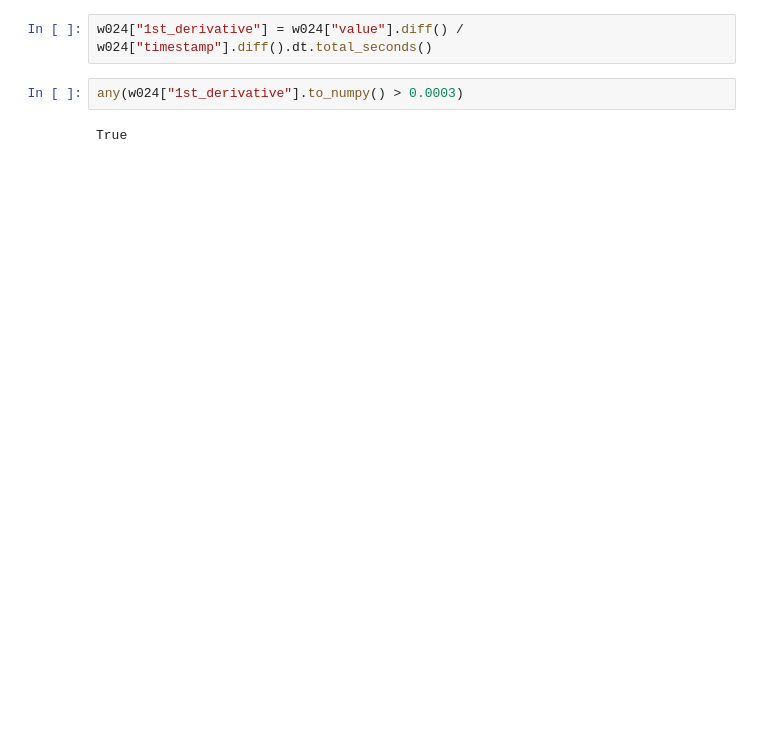
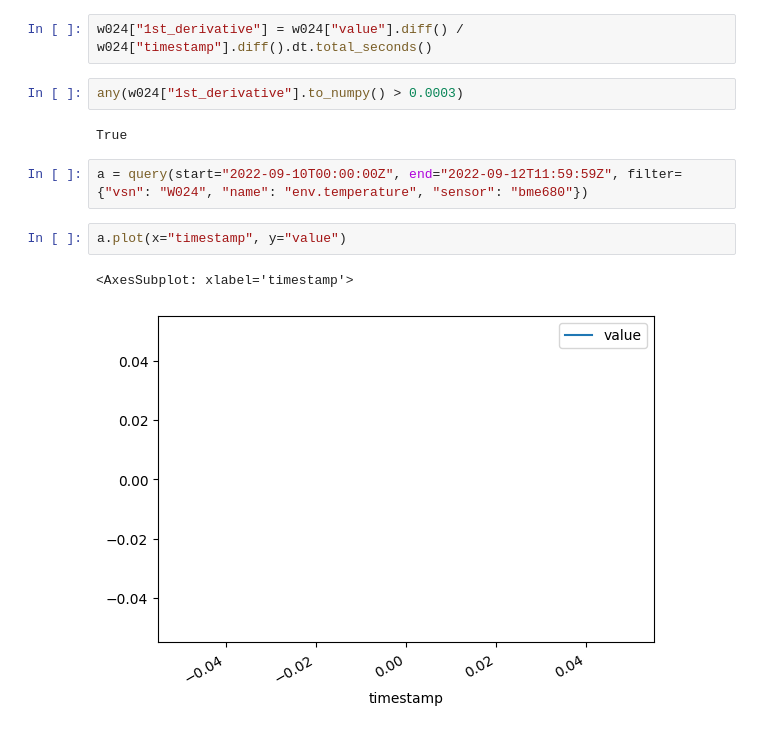
Before and after one commit to waggle-sensor/sciencerule-checker, a Jupyter notebook: scripts/rate.ipynb, the cells around one changed output. Drawn from its saved outputs; the diff is of its cells as text; blank space fills up the shorter version.

```diff
--- a/scripts/rate.ipynb
+++ b/scripts/rate.ipynb
@@ -33,3 +56,10 @@ w024["1st_derivative"] = w024["value"].diff() / w024["timestamp"].diff().dt.tota
 any(w024["1st_derivative"].to_numpy() > 0.0003)
 # %% [output]
 True
+# %%
+a = query(start="2022-09-10T00:00:00Z", end="2022-09-12T11:59:59Z", filter={"vsn": "W024", "name": "env.temperature", "sensor": "bme680"})
+# %%
+a.plot(x="timestamp", y="value")
+# %% [output]
+<AxesSubplot: xlabel='timestamp'>
+[figure, added]
```
Also changed, not shown: parts of 6 cells of this notebook, 2 other files.
